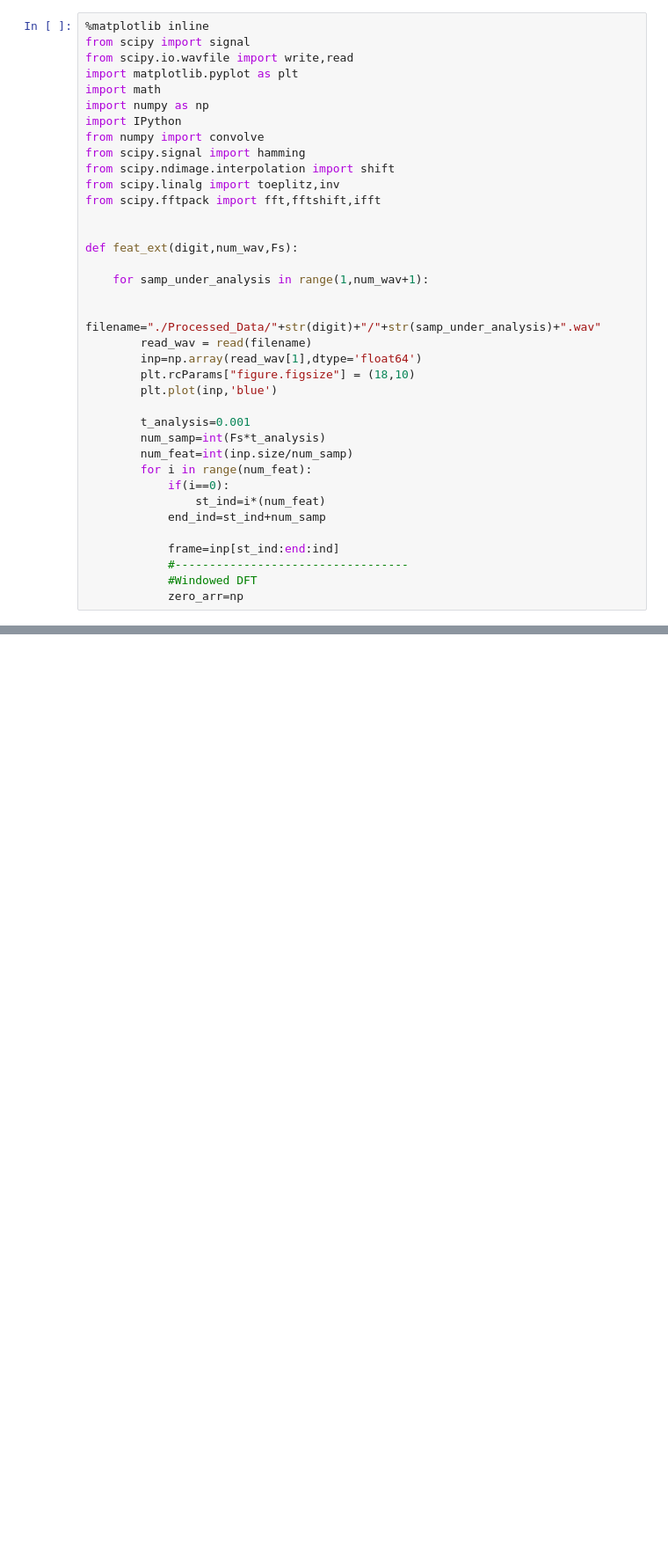
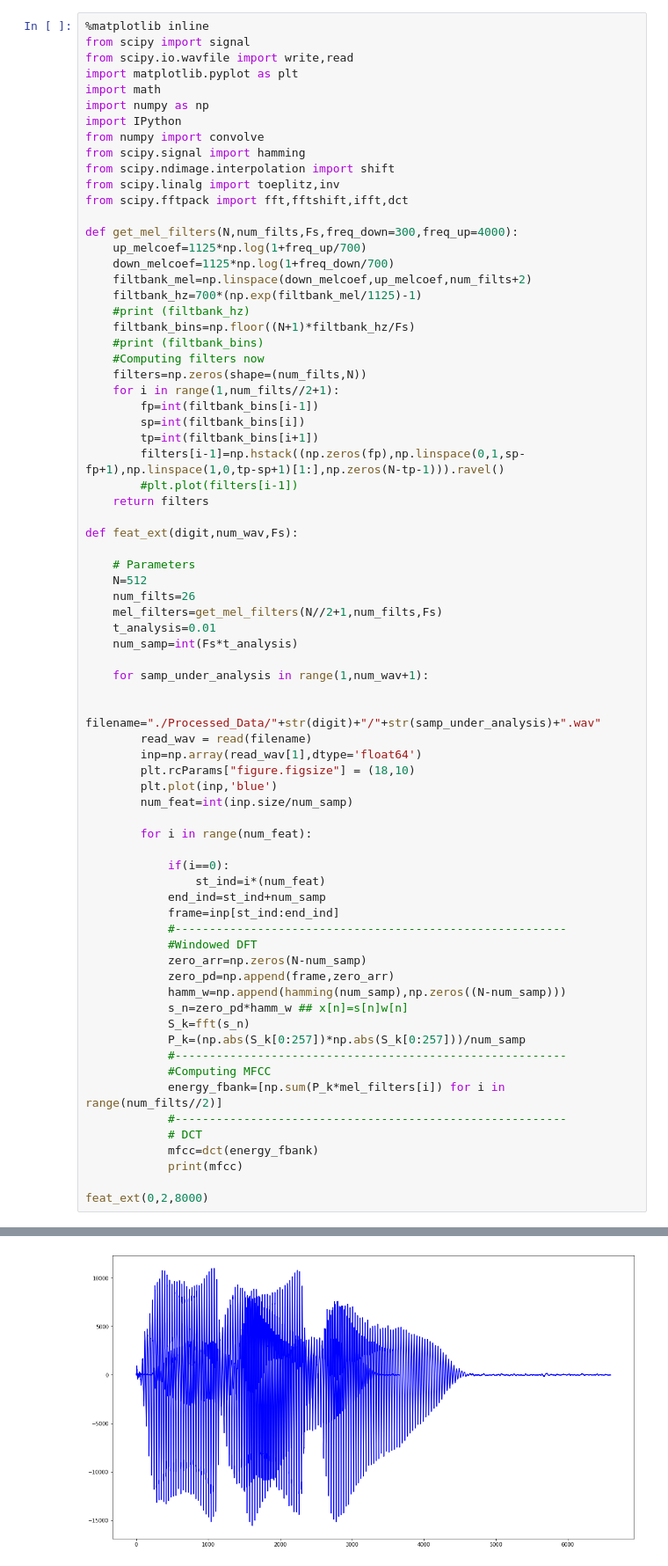
Before and after one commit to Agrim9/Digit-Speech-Recognition, a Jupyter notebook: Feature Vector Extraction.ipynb, the cells around one changed output, grey strips where cells are left out. Shown at 88% size. Cells and saved outputs as stored; diff of their text form; blank space fills up the shorter version.

Commit message:
MFCC

```diff
--- a/Feature Vector Extraction.ipynb
+++ b/Feature Vector Extraction.ipynb
@@ -10,10 +10,34 @@ from numpy import convolve
 from scipy.signal import hamming
 from scipy.ndimage.interpolation import shift
 from scipy.linalg import toeplitz,inv
-from scipy.fftpack import fft,fftshift,ifft
+from scipy.fftpack import fft,fftshift,ifft,dct
 
+def get_mel_filters(N,num_filts,Fs,freq_down=300,freq_up=4000):
+    up_melcoef=1125*np.log(1+freq_up/700)
+    down_melcoef=1125*np.log(1+freq_down/700)
+    filtbank_mel=np.linspace(down_melcoef,up_melcoef,num_filts+2)
+    filtbank_hz=700*(np.exp(filtbank_mel/1125)-1)
+    #print (filtbank_hz)
+    filtbank_bins=np.floor((N+1)*filtbank_hz/Fs)
+    #print (filtbank_bins)
+    #Computing filters now
+    filters=np.zeros(shape=(num_filts,N))
+    for i in range(1,num_filts//2+1):
+        fp=int(filtbank_bins[i-1])
+        sp=int(filtbank_bins[i])
+        tp=int(filtbank_bins[i+1])
+        filters[i-1]=np.hstack((np.zeros(fp),np.linspace(0,1,sp-fp+1),np.linspace(1,0,tp-sp+1)[1:],np.zeros(N-tp-1))).ravel()
+        #plt.plot(filters[i-1])
+    return filters
 
 def feat_ext(digit,num_wav,Fs):
+
+    # Parameters
+    N=512
+    num_filts=26
+    mel_filters=get_mel_filters(N//2+1,num_filts,Fs)
+    t_analysis=0.01
+    num_samp=int(Fs*t_analysis)
 
     for samp_under_analysis in range(1,num_wav+1):
 
@@ -22,17 +46,29 @@ def feat_ext(digit,num_wav,Fs):
         inp=np.array(read_wav[1],dtype='float64')
         plt.rcParams["figure.figsize"] = (18,10)
         plt.plot(inp,'blue')
+        num_feat=int(inp.size/num_samp)
 
-        t_analysis=0.001
-        num_samp=int(Fs*t_analysis)
-        num_feat=int(inp.size/num_samp)
         for i in range(num_feat):
+
             if(i==0):
                 st_ind=i*(num_feat)
             end_ind=st_ind+num_samp
+            frame=inp[st_ind:end_ind]
+            #---------------------------------------------------------
+            #Windowed DFT
+            zero_arr=np.zeros(N-num_samp)
+            zero_pd=np.append(frame,zero_arr)
+            hamm_w=np.append(hamming(num_samp),np.zeros((N-num_samp)))
+            s_n=zero_pd*hamm_w ## x[n]=s[n]w[n]
+            S_k=fft(s_n)
+            P_k=(np.abs(S_k[0:257])*np.abs(S_k[0:257]))/num_samp
+            #---------------------------------------------------------
+            #Computing MFCC
+            energy_fbank=[np.sum(P_k*mel_filters[i]) for i in range(num_filts//2)]
+            #---------------------------------------------------------
+            # DCT
+            mfcc=dct(energy_fbank)
+            print(mfcc)
 
-            frame=inp[st_ind:end:ind]
-            #----------------------------------
-            #Windowed DFT
-            zero_arr=np
+feat_ext(0,2,8000)
 # %% [output]
@@ -39,0 +92 @@ SyntaxError: invalid syntax (<ipython-input-18-6cfcff84f8cd>, line 28)
+[figure, added]
```
Also changed, not shown: parts of 1 cell of this notebook.
